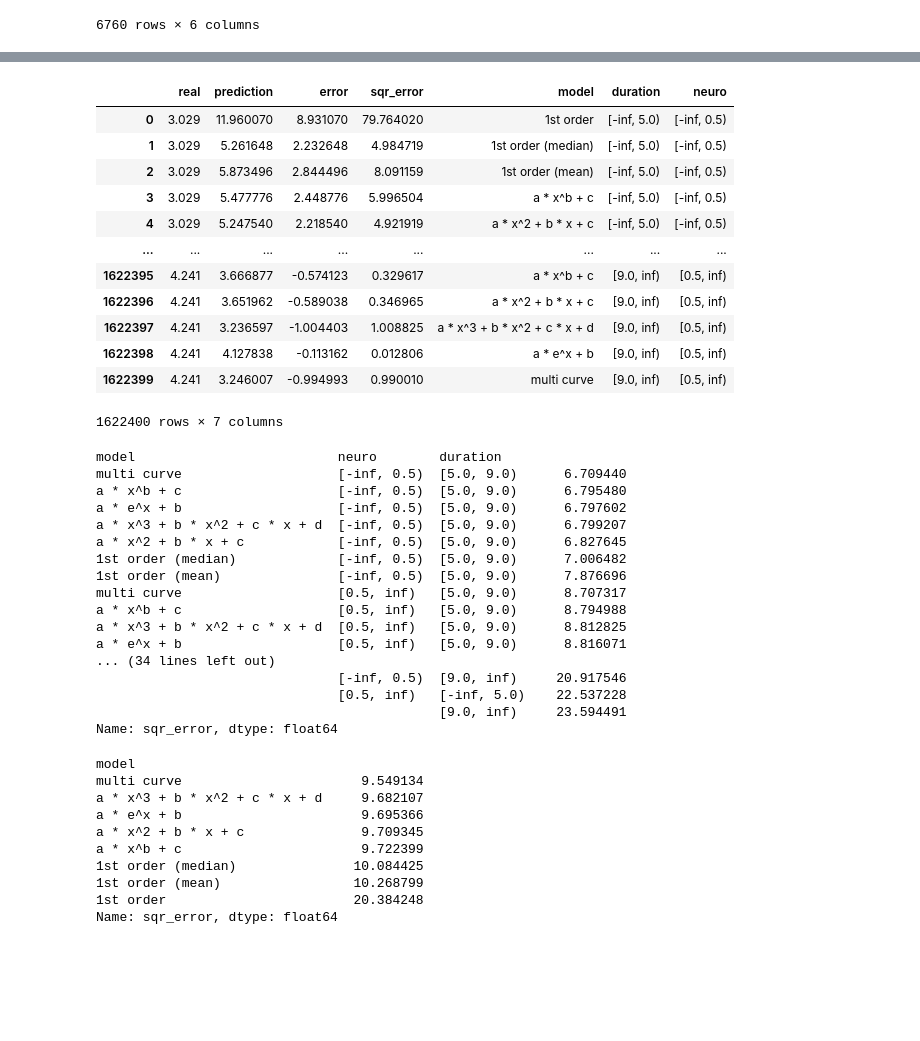
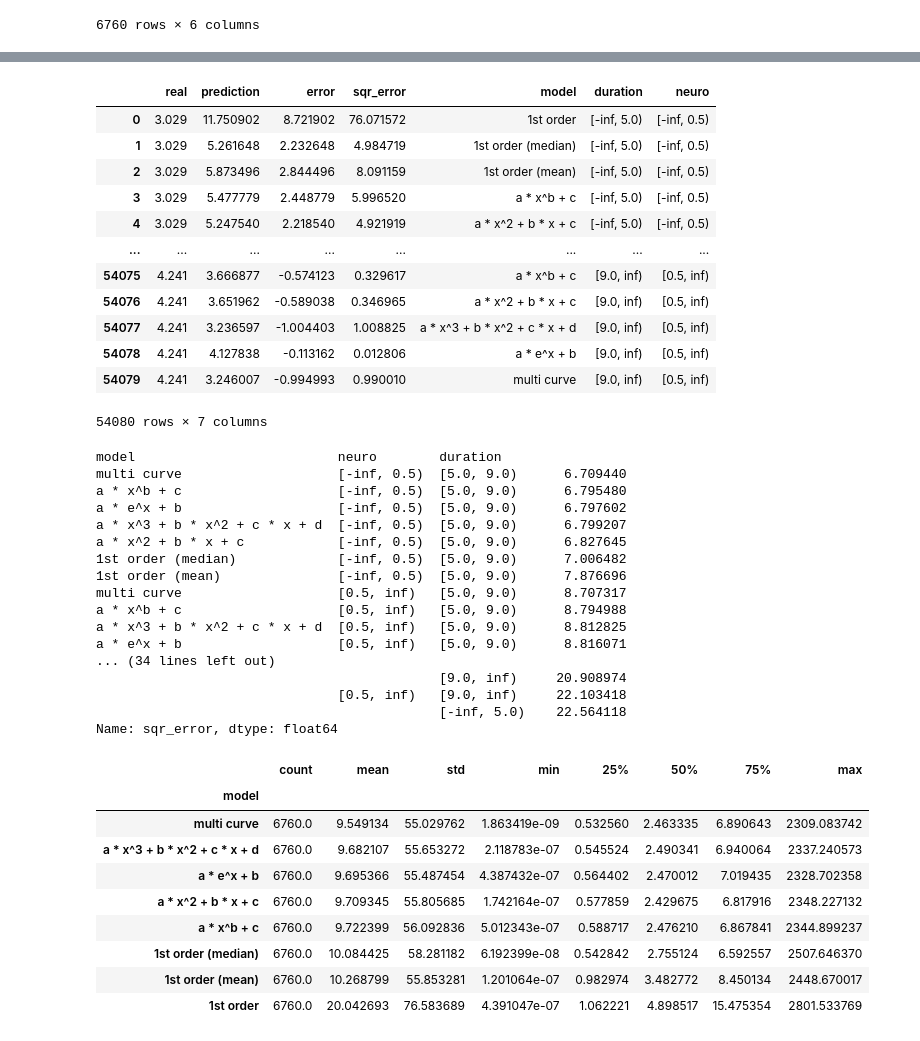
Before and after one commit to molguin92/EdgeDroid2, a Jupyter notebook: analysis_2023/full_validation_only_truncated.ipynb, the cells around one changed output, grey strips where cells are left out. Cells and saved outputs as stored; diff of their text form; code cells hidden in the pictures; blank space fills up the shorter version.

```diff
--- a/analysis_2023/full_validation_only_truncated.ipynb
+++ b/analysis_2023/full_validation_only_truncated.ipynb
@@ -139,7 +139,7 @@ for participant in tqdm(data["participant"].unique(), desc="Run"):
     #         m = model_cls(kernel=kernel, neuroticism=neuroticism, ttf_levels=ttf_bins, cleanup=cleanup)
     #         models.append((class_name, m, ttf_bins, window_size, kernel_name))
 
-    for _ in range(30):
+    for _ in range(1):
         for i, (prev_ttf, exec_time, neuro, prev_duration) in enumerate(run_data[["prev_ttf", "exec_time", "neuro", "prev_duration"]].itertuples(index=False)):
             for model_name, model, ttf_bins, window_size, kernel_name in models:
                 if i == 0:
@@ -191,16 +191,16 @@ results
 |  | real | prediction | error | sqr_error | model | duration | neuro |
-| 0 | 3.029 | 11.960070 | 8.931070 | 79.764020 | 1st order | [-inf, 5.0) | [-inf, 0.5) |
+| 0 | 3.029 | 11.750902 | 8.721902 | 76.071572 | 1st order | [-inf, 5.0) | [-inf, 0.5) |
 | 1 | 3.029 | 5.261648 | 2.232648 | 4.984719 | 1st order (median) | [-inf, 5.0) | [-inf, 0.5) |
 | 2 | 3.029 | 5.873496 | 2.844496 | 8.091159 | 1st order (mean) | [-inf, 5.0) | [-inf, 0.5) |
-| 3 | 3.029 | 5.477776 | 2.448776 | 5.996504 | a * x^b + c | [-inf, 5.0) | [-inf, 0.5) |
+| 3 | 3.029 | 5.477779 | 2.448779 | 5.996520 | a * x^b + c | [-inf, 5.0) | [-inf, 0.5) |
 | 4 | 3.029 | 5.247540 | 2.218540 | 4.921919 | a * x^2 + b * x + c | [-inf, 5.0) | [-inf, 0.5) |
 | ... | ... | ... | ... | ... | ... | ... | ... |
-| 1622395 | 4.241 | 3.666877 | -0.574123 | 0.329617 | a * x^b + c | [9.0, inf) | [0.5, inf) |
-| 1622396 | 4.241 | 3.651962 | -0.589038 | 0.346965 | a * x^2 + b * x + c | [9.0, inf) | [0.5, inf) |
-| 1622397 | 4.241 | 3.236597 | -1.004403 | 1.008825 | a * x^3 + b * x^2 + c * x + d | [9.0, inf) | [0.5, inf) |
-| 1622398 | 4.241 | 4.127838 | -0.113162 | 0.012806 | a * e^x + b | [9.0, inf) | [0.5, inf) |
-| 1622399 | 4.241 | 3.246007 | -0.994993 | 0.990010 | multi curve | [9.0, inf) | [0.5, inf) |
+| 54075 | 4.241 | 3.666877 | -0.574123 | 0.329617 | a * x^b + c | [9.0, inf) | [0.5, inf) |
+| 54076 | 4.241 | 3.651962 | -0.589038 | 0.346965 | a * x^2 + b * x + c | [9.0, inf) | [0.5, inf) |
+| 54077 | 4.241 | 3.236597 | -1.004403 | 1.008825 | a * x^3 + b * x^2 + c * x + d | [9.0, inf) | [0.5, inf) |
+| 54078 | 4.241 | 4.127838 | -0.113162 | 0.012806 | a * e^x + b | [9.0, inf) | [0.5, inf) |
+| 54079 | 4.241 | 3.246007 | -0.994993 | 0.990010 | multi curve | [9.0, inf) | [0.5, inf) |
-1622400 rows × 7 columns
+54080 rows × 7 columns
 # %%
 # results.groupby(["model", "kernel", "window_size", "ttf_bins"], observed=True)["sqr_error"].mean().sort_values(ascending=True)
 
@@ -226,23 +226,23 @@ a * x^b + c                    [0.5, inf)   [5.0, 9.0)      8.794988
 a * x^3 + b * x^2 + c * x + d  [0.5, inf)   [5.0, 9.0)      8.812825
 a * e^x + b                    [0.5, inf)   [5.0, 9.0)      8.816071
 ... (34 lines left out)
-                               [-inf, 0.5)  [9.0, inf)     20.917546
-                               [0.5, inf)   [-inf, 5.0)    22.537228
-                                            [9.0, inf)     23.594491
+                                            [9.0, inf)     20.908974
+                               [0.5, inf)   [9.0, inf)     22.103418
+                                            [-inf, 5.0)    22.564118
 Name: sqr_error, dtype: float64
 # %%
-results.groupby(["model"], observed=True)["sqr_error"].mean().sort_values(ascending=True)
+results.groupby(["model"], observed=True)["sqr_error"].describe().sort_values(by="mean", ascending=True)
 # %% [output]
-model
-multi curve                       9.549134
-a * x^3 + b * x^2 + c * x + d     9.682107
-a * e^x + b                       9.695366
-a * x^2 + b * x + c               9.709345
-a * x^b + c                       9.722399
-1st order (median)               10.084425
-1st order (mean)                 10.268799
-1st order                        20.384248
-Name: sqr_error, dtype: float64
+|  | count | mean | std | min | 25% | 50% | 75% | max |
+| model |  |  |  |  |  |  |  |  |
+| multi curve | 6760.0 | 9.549134 | 55.029762 | 1.863419e-09 | 0.532560 | 2.463335 | 6.890643 | 2309.083742 |
+| a * x^3 + b * x^2 + c * x + d | 6760.0 | 9.682107 | 55.653272 | 2.118783e-07 | 0.545524 | 2.490341 | 6.940064 | 2337.240573 |
+| a * e^x + b | 6760.0 | 9.695366 | 55.487454 | 4.387432e-07 | 0.564402 | 2.470012 | 7.019435 | 2328.702358 |
+| a * x^2 + b * x + c | 6760.0 | 9.709345 | 55.805685 | 1.742164e-07 | 0.577859 | 2.429675 | 6.817916 | 2348.227132 |
+| a * x^b + c | 6760.0 | 9.722399 | 56.092836 | 5.012343e-07 | 0.588717 | 2.476210 | 6.867841 | 2344.899237 |
+| 1st order (median) | 6760.0 | 10.084425 | 58.281182 | 6.192399e-08 | 0.542842 | 2.755124 | 6.592557 | 2507.646370 |
+| 1st order (mean) | 6760.0 | 10.268799 | 55.853281 | 1.201064e-07 | 0.982974 | 3.482772 | 8.450134 | 2448.670017 |
+| 1st order | 6760.0 | 20.042693 | 76.583689 | 4.391047e-07 | 1.062221 | 4.898517 | 15.475354 | 2801.533769 |
 # %%
 # # %matplotlib inline
 # import matplotlib.pyplot as plt
```
Also changed, not shown: parts of 1 cell of this notebook.
